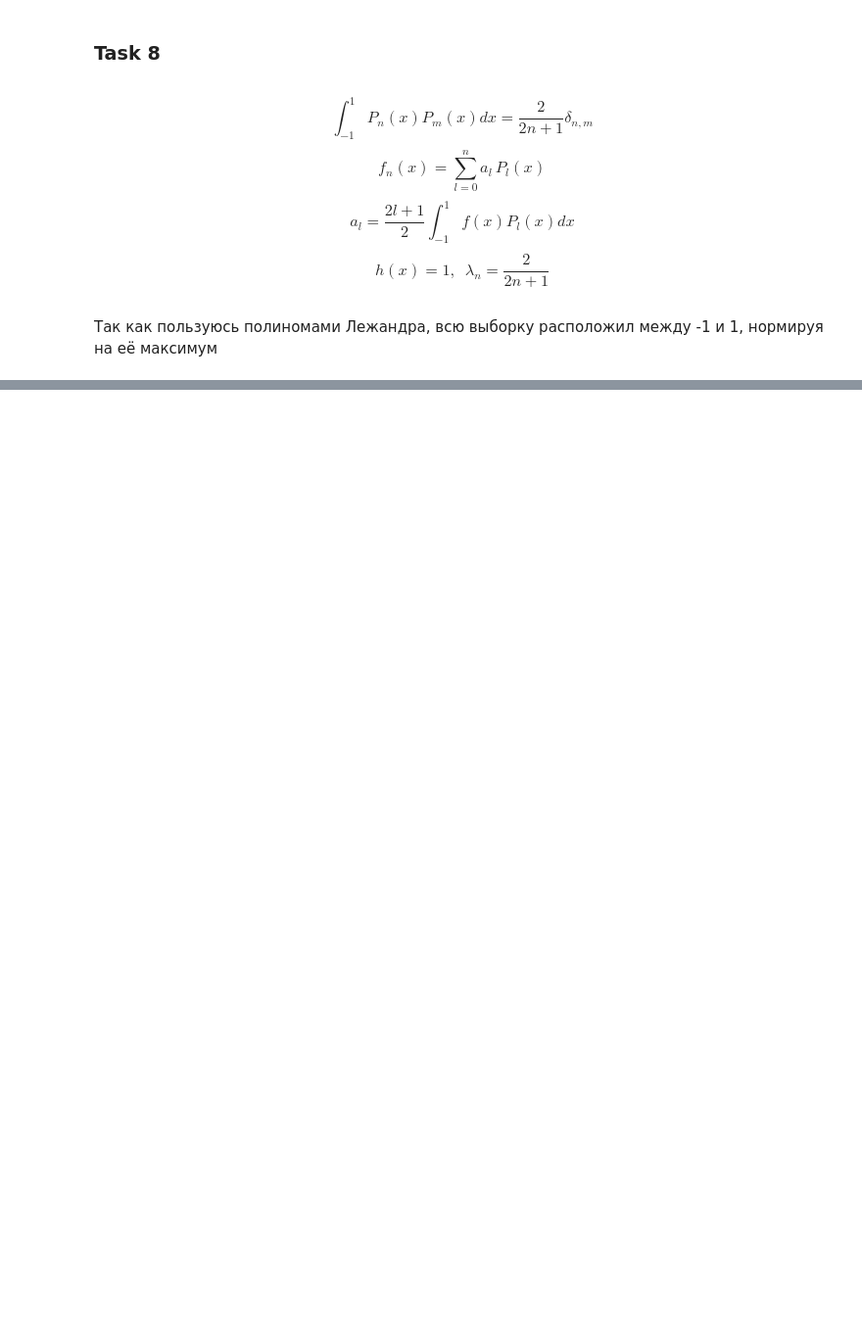
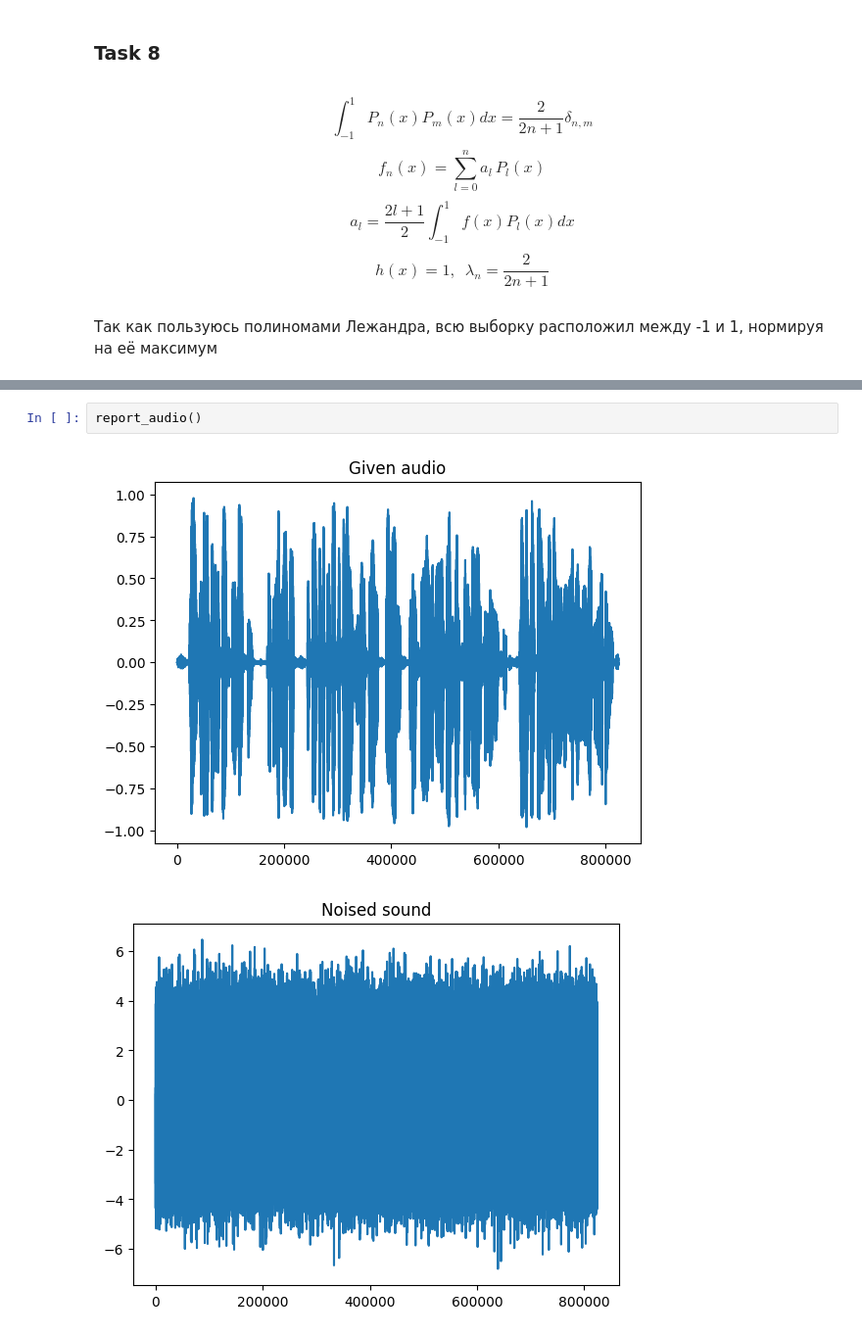
Before and after one commit to spacexerq/numerical_methods_2, a Jupyter notebook: inverse_tasks/release/report.ipynb, the cells around one changed output, grey strips where cells are left out. Shown at 98% size. Drawn from its saved outputs; the diff is of its cells as text; blank space fills up the shorter version.

```diff
--- a/inverse_tasks/release/report.ipynb
+++ b/inverse_tasks/release/report.ipynb
@@ -109,0 +73,5 @@ report_slice_data_with_reg_dens()
+# %%
+report_audio()
+# %% [output]
+[figure, added]
+[figure, added]
```
Also changed, not shown: parts of 20 cells of this notebook.
